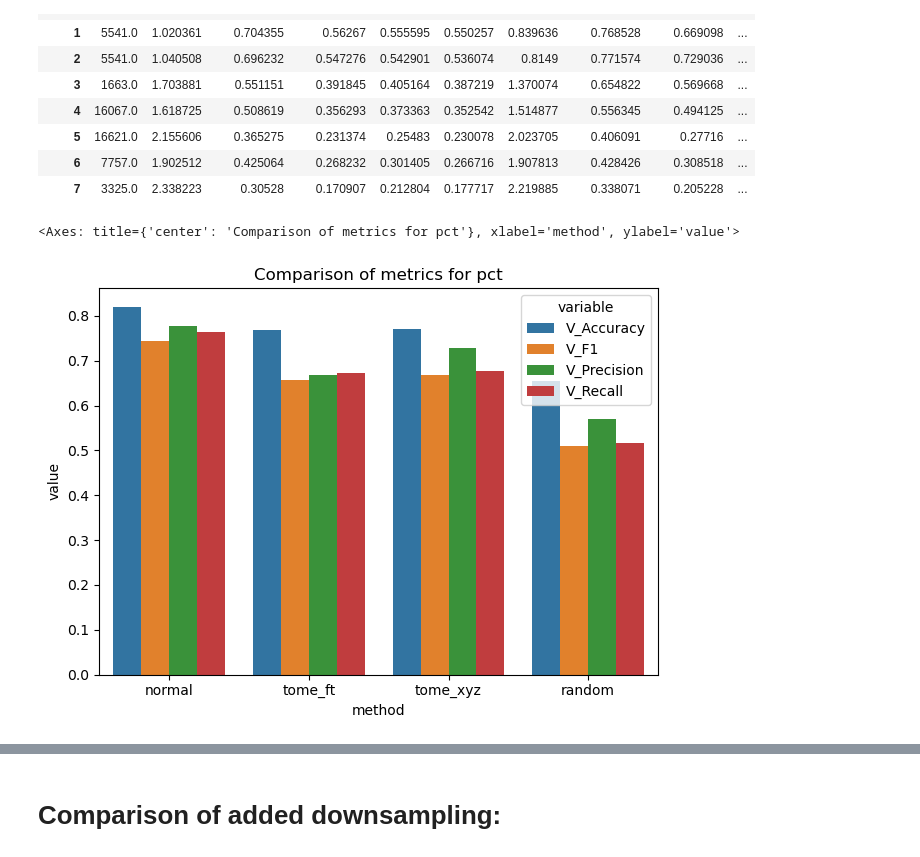
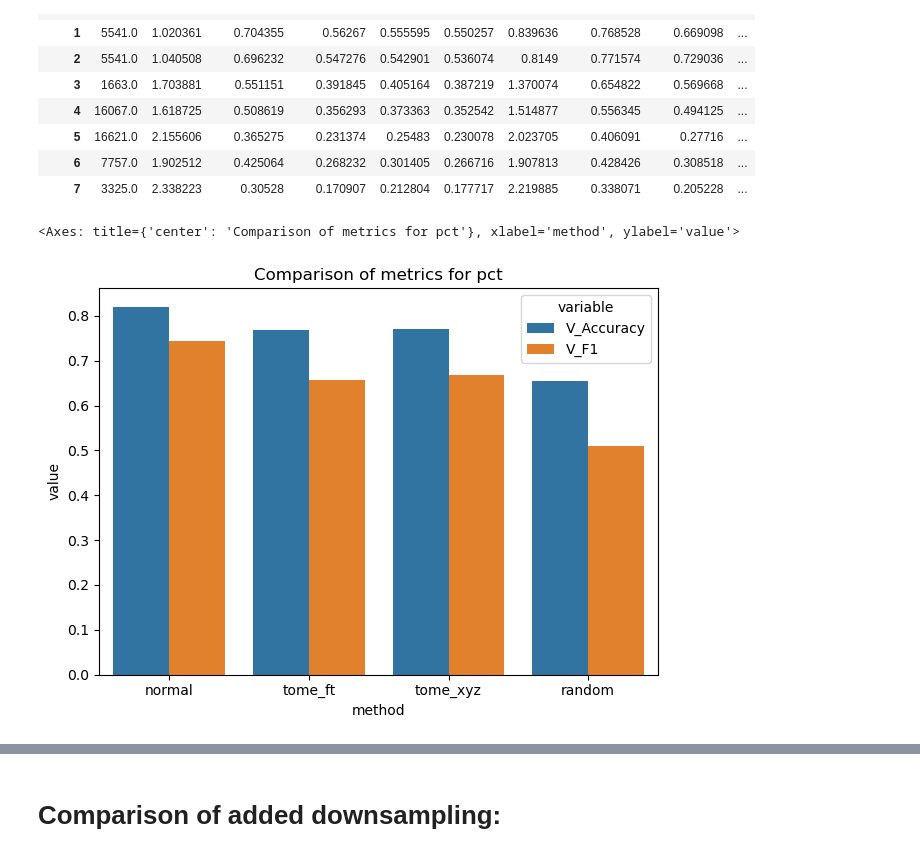
Before and after one commit to mehardsingh/point-transformer-cardinality-reduction, a Jupyter notebook: notebooks/visualization.ipynb, the cells around one changed output, grey strips where cells are left out. Drawn from its saved outputs; the diff is of its cells as text; code cells hidden in the pictures.

Commit message:
more visualizations

```diff
--- a/notebooks/visualization.ipynb
+++ b/notebooks/visualization.ipynb
@@ -7,6 +8,16 @@ from matplotlib import pyplot as plt
 import regex as re
 # for subdir in os.scandir('../outputs/test/'):
     # for file_n in os.path.join(subdir.path,'progress.csv'):
+# %%
+def calc_time_deltas(df):
+    last_start = 0
+    times = []
+    for i,row in df.iterrows():
+        t = row['Elapsed_time']
+        times.append(t-last_start)
+        last_start = t
+
+    return times, np.mean(times)
 # %%
 
 params = list(itertools.product(['pct','pt'],['normal','tome_ft','tome_xyz','random']))
@@ -16,11 +27,12 @@ dfs = {}
 best_rows = {}
 for file_n,(model_n, ds_n) in zip(range(len(params)),params):
         df = pd.read_csv(f'../outputs/test/{file_n+1}/progress.csv')
+        df['elapsed_time'],avg_time = calc_time_deltas(df)
         # display(df)
         if len(df != 0):
             best_iter = df['V_Accuracy'].argmax()
             best_feats = pd.DataFrame(df.iloc[best_iter]).T.reset_index(drop=True)
-            best_feats = best_feats.assign(**{'model':model_n, 'method':ds_n,'test_n' : file_n,'best_iter':best_iter})
+            best_feats = best_feats.assign(**{'model':model_n, 'method':ds_n,'test_n' : file_n,'best_iter':best_iter,'avg_time':avg_time})
             # display(best_feats)
             # print(file_n+1,best_iter, df['T_Accuracy'][best_iter],df['V_Accuracy'][best_iter])
             dfs[file_n] = df.assign(model=model_n, method=ds_n,test_n = file_n)
@@ -40,21 +52,23 @@ model_bests
 | 7 | 3325.0 | 2.338223 | 0.30528 | 0.170907 | 0.212804 | 0.177717 | 2.219885 | 0.338071 | 0.205228 | ... |
 # %%
 
-def plot_things(df,to_plot,refs,model='pct'):
+def plot_things(df,x, to_plot,refs,model='pct',figname='figure'):
 
-    melted = df[df.model == model][to_plot + refs].melt(id_vars =refs).set_index(refs)
+    melted = df[df.model == model][to_plot + refs + x ].melt(id_vars =refs).set_index(refs)
     ax = sns.barplot(melted,x='method',y='value',hue='variable')
     ax.set_title(f'Comparison of metrics for {model}')
     plt.tight_layout()
+    plt.savefig(f'../outputs/figures/{figname}.png')
 
     return ax
 
 
-to_plot = ['V_Accuracy','V_F1','V_Precision','V_Recall']
-refs = ['model','method']
+to_plot = ['V_Accuracy','V_F1']
+refs = ['method']
+x = ['V_Accuracy','V_F1']
 
-plot_things(model_bests,to_plot,refs,model='pct')
+plot_things(model_bests,x,to_plot,refs,model='pct',figname='pct_accs')
 # %% [output]
 <Axes: title={'center': 'Comparison of metrics for pct'}, xlabel='method', ylabel='value'>
-[figure, old version]
+[figure, new version]
 # %%
```
Also changed, not shown: parts of 10 cells of this notebook.
